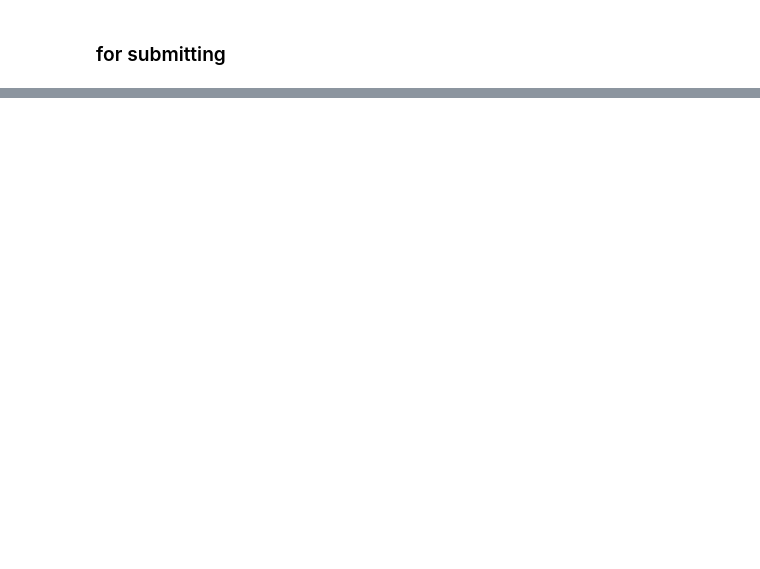
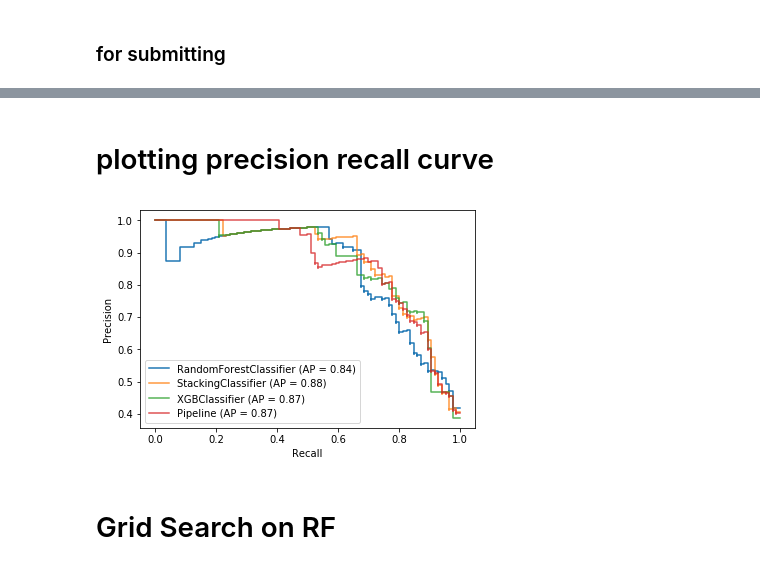
Before and after one commit to Vishnu1183/Self_Projects, a Jupyter notebook: Titanic.ipynb, the cells around one changed output, grey strips where cells are left out. Drawn from its saved outputs; the diff is of its cells as text; code cells hidden in the pictures; blank space fills up the shorter version.

```diff
--- a/Titanic.ipynb
+++ b/Titanic.ipynb
@@ -653,0 +693,13 @@ plt.plot([0, 1], [0.5, 0.5], linestyle='--')
+# %% [markdown]
+# plotting precision recall curve
+# %%
+rf_disp = plot_precision_recall_curve(RF, X_test, y_test)
+ax = plt.gca()
+stk_disp = plot_precision_recall_curve(clf, X_test, y_test, ax=ax, alpha=0.8)
+xgb_disp = plot_precision_recall_curve(XGB, X_test, y_test, ax=ax, alpha=0.8)
+lr_disp = plot_precision_recall_curve(logreg, X_test, y_test, ax=ax, alpha=0.8)
+plt.show()
+# %% [output]
+[figure, added]
+# %% [markdown]
+# Grid Search on RF
```
Also changed, not shown: parts of 114 cells of this notebook.
